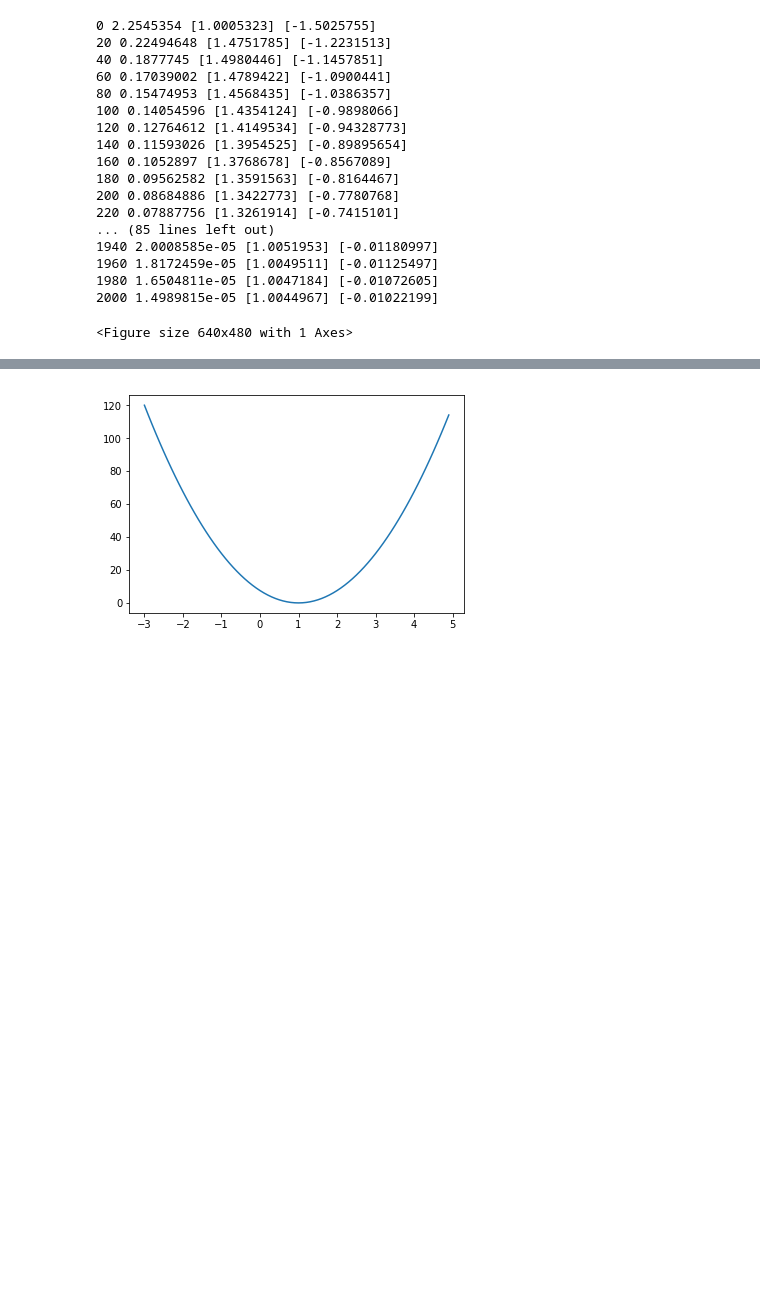
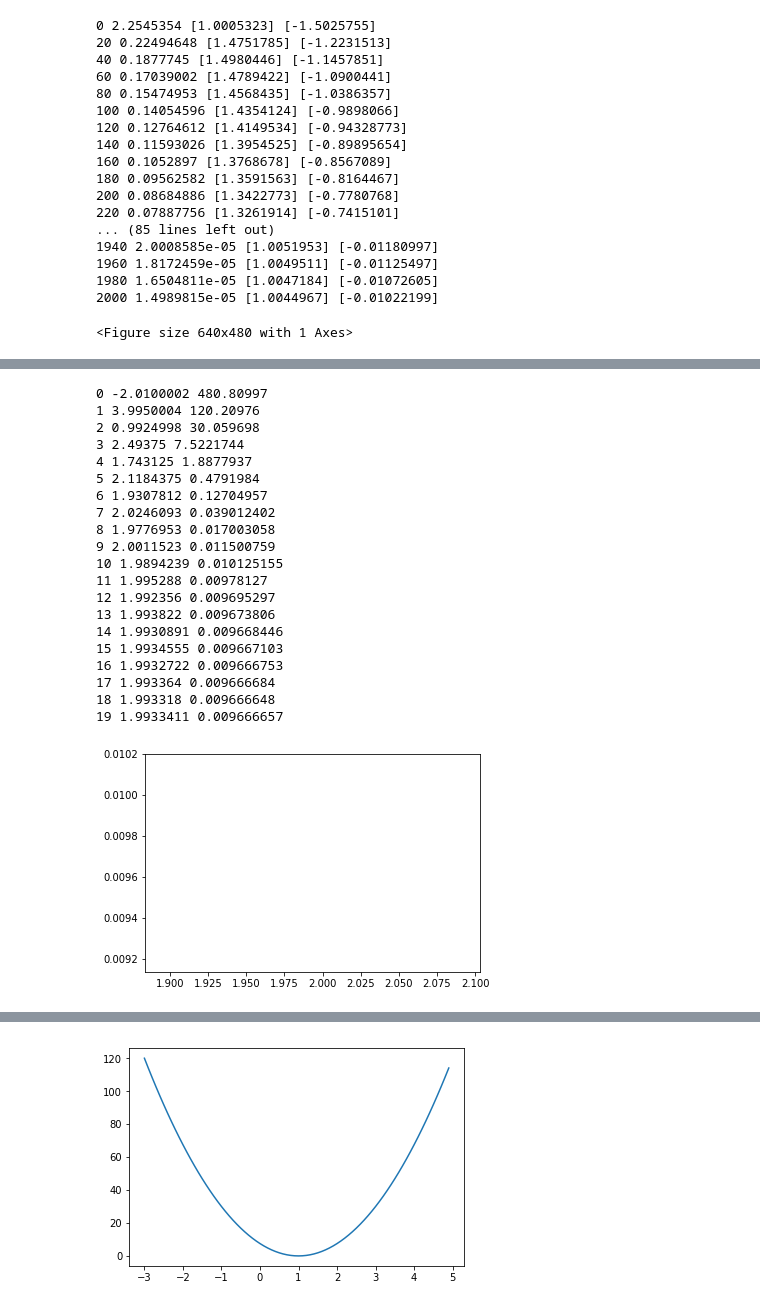
Before and after one commit to plus4u/python, a Jupyter notebook: ML_01_from_01.ipynb, the cells around one changed output, grey strips where cells are left out. Drawn from its saved outputs; the diff is of its cells as text; code cells hidden in the pictures; blank space fills up the shorter version.

```diff
--- a/ML_01_from_01.ipynb
+++ b/ML_01_from_01.ipynb
@@ -160,0 +220,74 @@ plt.show()
+# %%
+# Minimizing Cost assume y=2x
+
+import tensorflow as tf
+import matplotlib.pyplot as plt
+
+tf.set_random_seed(123)  # for reproducibility
+
+X = [1, 2, 3, 4]
+Y = [2.1, 3.9, 6.1, 7.9]
+
+W = tf.placeholder(tf.float32)
+
+# Set wrong model weights
+W = tf.Variable(10.0)
+
+# Linear model
+hypothesis = X * W
+
+# cost/loss function
+cost = tf.reduce_mean(tf.square(hypothesis - Y))
+
+# Minimize: Gradient Descent Optimizer
+train = tf.train.GradientDescentOptimizer(learning_rate=0.1).minimize(cost)
+
+# Launch the graph in a session
+
+with tf.Session() as sess:
+
+    # Initializes global variables in the graph.
+    sess.run(tf.global_variables_initializer())
+
+    for step in range(20):
+        _, W_val,cost_val = sess.run([train, W, cost])
+        print(step, W_val, cost_val)
+
+
+## below error
+# sess.run(tf.global_variables_initializer())
+# W_val = []
+# cost_val = []
+
+# for i in range(-30, 50):
+#    feed_W = i * 0.1
+#    _, curr_W, curr_cost = sess.run([train, W, cost], feed_dict={W: feed_W})
+#    W_val.append(curr_W)
+#    cost_val.append(curr_cost)
+#    print(step, W_val, cost_val)
+
+    # Show the cost function
+plt.plot(W_val, cost_val)
+plt.show()
+# %% [output]
+0 -2.0100002 480.80997
+1 3.9950004 120.20976
+2 0.9924998 30.059698
+3 2.49375 7.5221744
+4 1.743125 1.8877937
+5 2.1184375 0.4791984
+6 1.9307812 0.12704957
+7 2.0246093 0.039012402
+8 1.9776953 0.017003058
+9 2.0011523 0.011500759
+10 1.9894239 0.010125155
+11 1.995288 0.00978127
+12 1.992356 0.009695297
+13 1.993822 0.009673806
+14 1.9930891 0.009668446
+15 1.9934555 0.009667103
+16 1.9932722 0.009666753
+17 1.993364 0.009666684
+18 1.993318 0.009666648
+19 1.9933411 0.009666657
+[figure, added]
```
Also changed, not shown: parts of 12 cells of this notebook, 17 other files.
